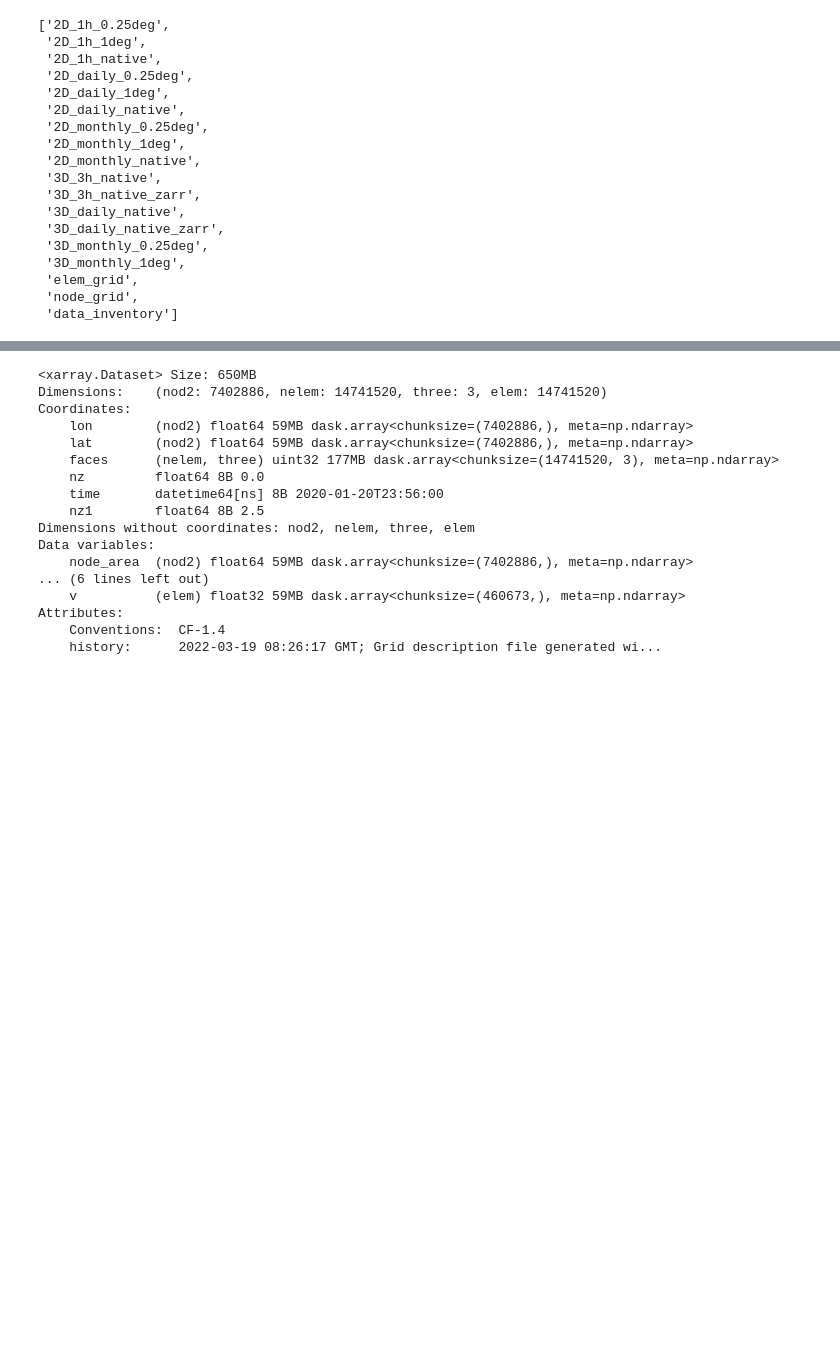
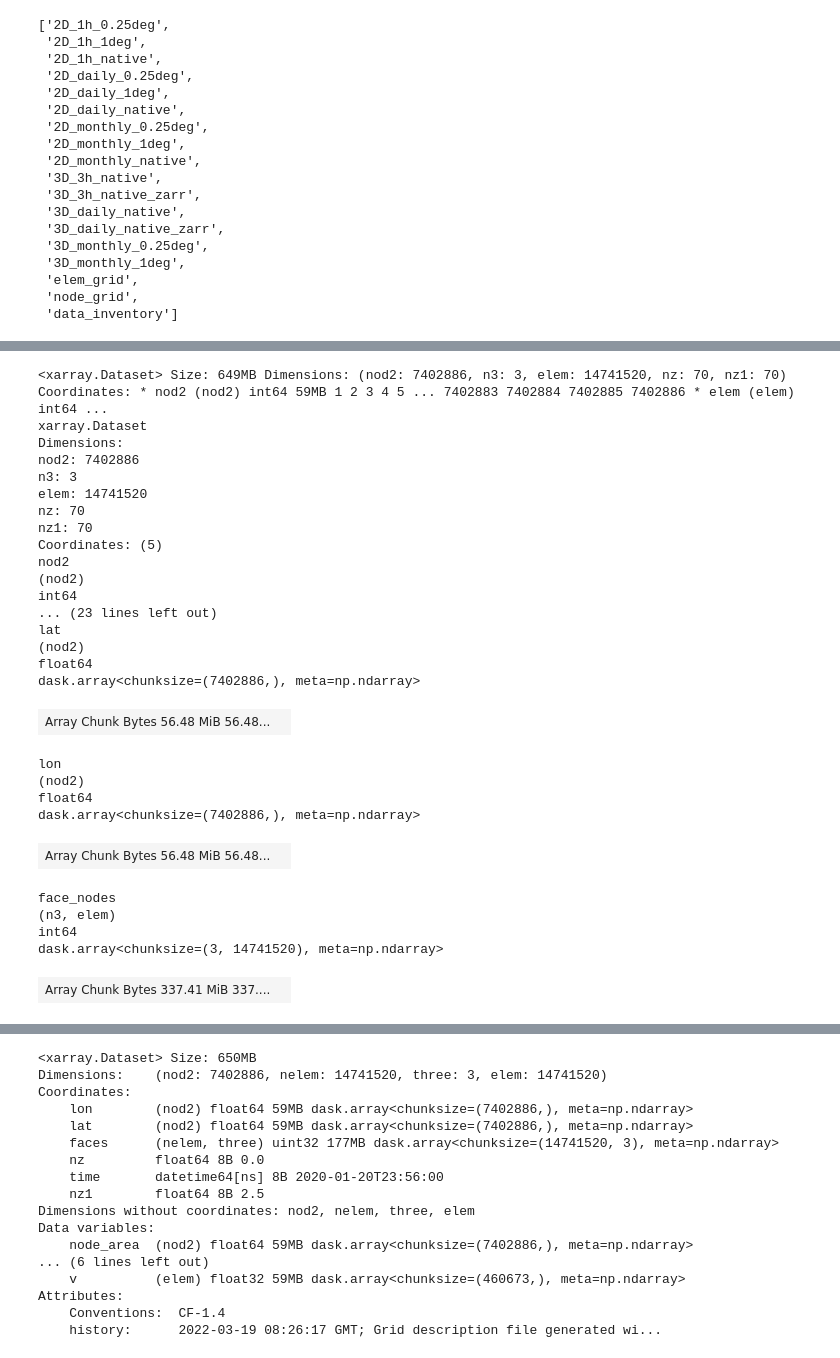
Before and after one commit to danliba/Amazon, a Jupyter notebook: NextGEMS/FESOM_Plume.ipynb, the cells around one changed output, grey strips where cells are left out. Drawn from its saved outputs; the diff is of its cells as text; code cells hidden in the pictures; blank space fills up the shorter version.

Commit message:
NEXTGEM FESOM mesh

```diff
--- a/NextGEMS/FESOM_Plume.ipynb
+++ b/NextGEMS/FESOM_Plume.ipynb
@@ -190,0 +117,9 @@ Attributes:
+# %%
+cat = intake.open_catalog("https://data.nextgems-h2020.eu/catalog.yaml")
+## Mesh
+# source = cat.FESOM["IFS_4.4-FESOM_5-cycle3"]["node_grid"]
+# Load the native mesh (nodes)
+nodes = cat.FESOM["IFS_4.4-FESOM_5-cycle3"]["node_grid"].reader.read(engine="netcdf4", chunks={})
+elems = cat.FESOM["IFS_4.4-FESOM_5-cycle3"]["elem_grid"].reader.read(engine="netcdf4", chunks={})
+
+elems
@@ -190,0 +146,60 @@ Attributes:
+# %%
+## Create a mesh
+
+# 1)Extraer nodos
+lon_nodes = nodes['grid_center_lon'].data
+lat_nodes = nodes['grid_center_lat'].data
+
+# 2)Extraer elementos
+face_nodes = elems['triag_nodes'].astype(int)  # (ntriags, 3)
+
+face_nodes_T = face_nodes.transpose('grid_corners', 'grid_size')
+face_nodes_T = face_nodes_T.rename({'grid_corners': 'n3', 'grid_size': 'elem'})
+
+# 3)Crear Dataset simulado tipo FESOM
+ds_mesh = xr.Dataset(
+    coords={
+        'nod2': ('nod2', np.arange(len(lon_nodes)) + 1),
+        'elem': ('elem', np.arange(len(face_nodes)) + 1),
+        'n3': ('n3', [0, 1, 2]),
+        'nz': ('nz', nz),
+        'nz1': ('nz1', nz1)
+    },
+    data_vars={
+        'lat': ('nod2', lat_nodes),
+        'lon': ('nod2', lon_nodes),
+        'face_nodes': (('n3', 'elem'), face_nodes_T.data),  # necesitas transponer para (3, elem)
+        # 'nz1_depth': ('nz1', nodes['depth_lev'].data),   # opcional
+    }
+)
+
+ds_mesh
+# %% [output]
+<xarray.Dataset> Size: 649MB Dimensions: (nod2: 7402886, n3: 3, elem: 14741520, nz: 70, nz1: 70) Coordinates: * nod2 (nod2) int64 59MB 1 2 3 4 5 ... 7402883 7402884 7402885 7402886 * elem (elem) int64 ...
+xarray.Dataset
+Dimensions:
+nod2: 7402886
+n3: 3
+elem: 14741520
+nz: 70
+nz1: 70
+Coordinates: (5)
+nod2
+(nod2)
+int64
+... (23 lines left out)
+lat
+(nod2)
+float64
+dask.array<chunksize=(7402886,), meta=np.ndarray>
+| Array Chunk Bytes 56.48 MiB 56.48... |  |
+lon
+(nod2)
+float64
+dask.array<chunksize=(7402886,), meta=np.ndarray>
+| Array Chunk Bytes 56.48 MiB 56.48... |  |
+face_nodes
+(n3, elem)
+int64
+dask.array<chunksize=(3, 14741520), meta=np.ndarray>
+| Array Chunk Bytes 337.41 MiB 337.... |  |
```
Also changed, not shown: parts of 27 cells of this notebook.
